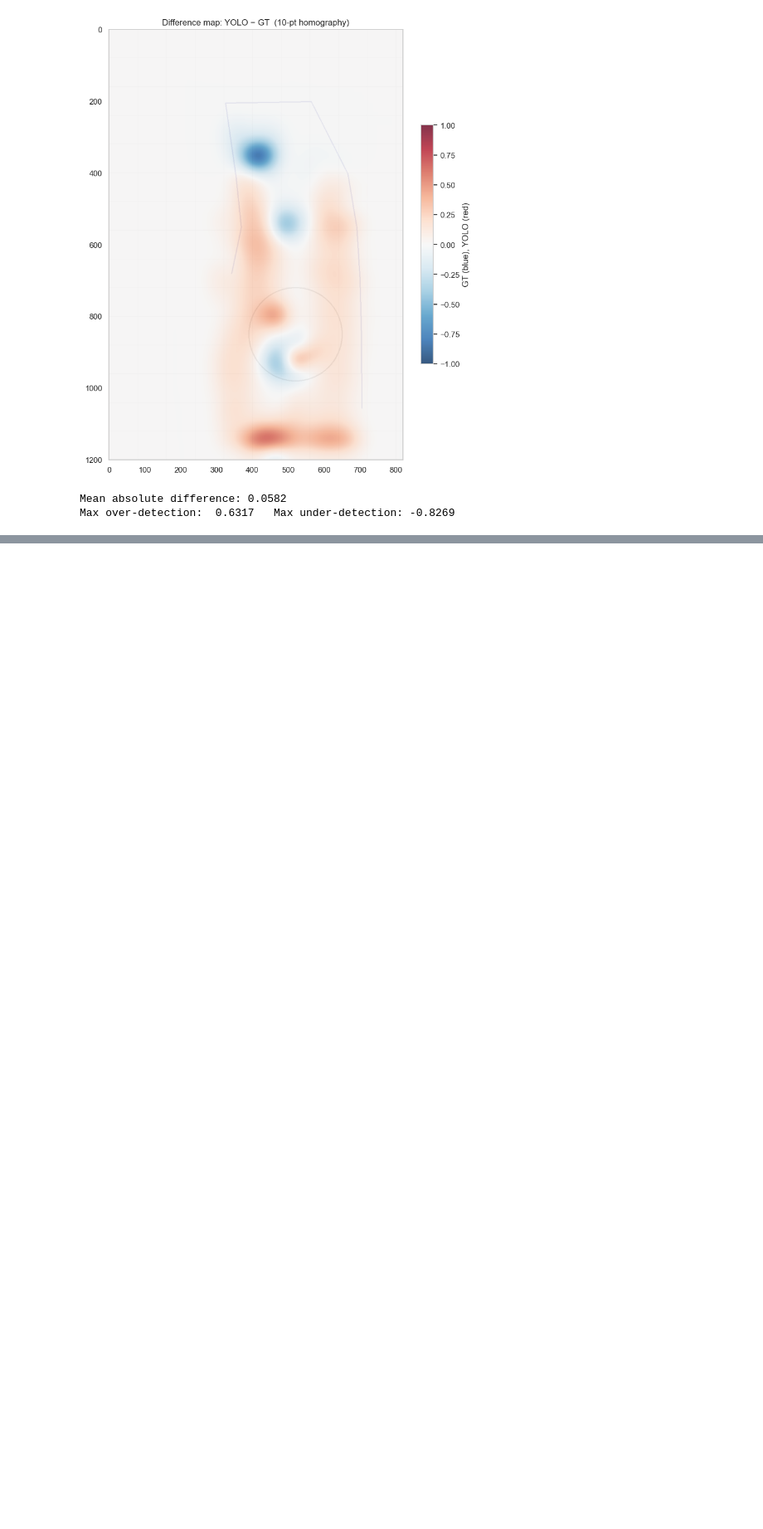
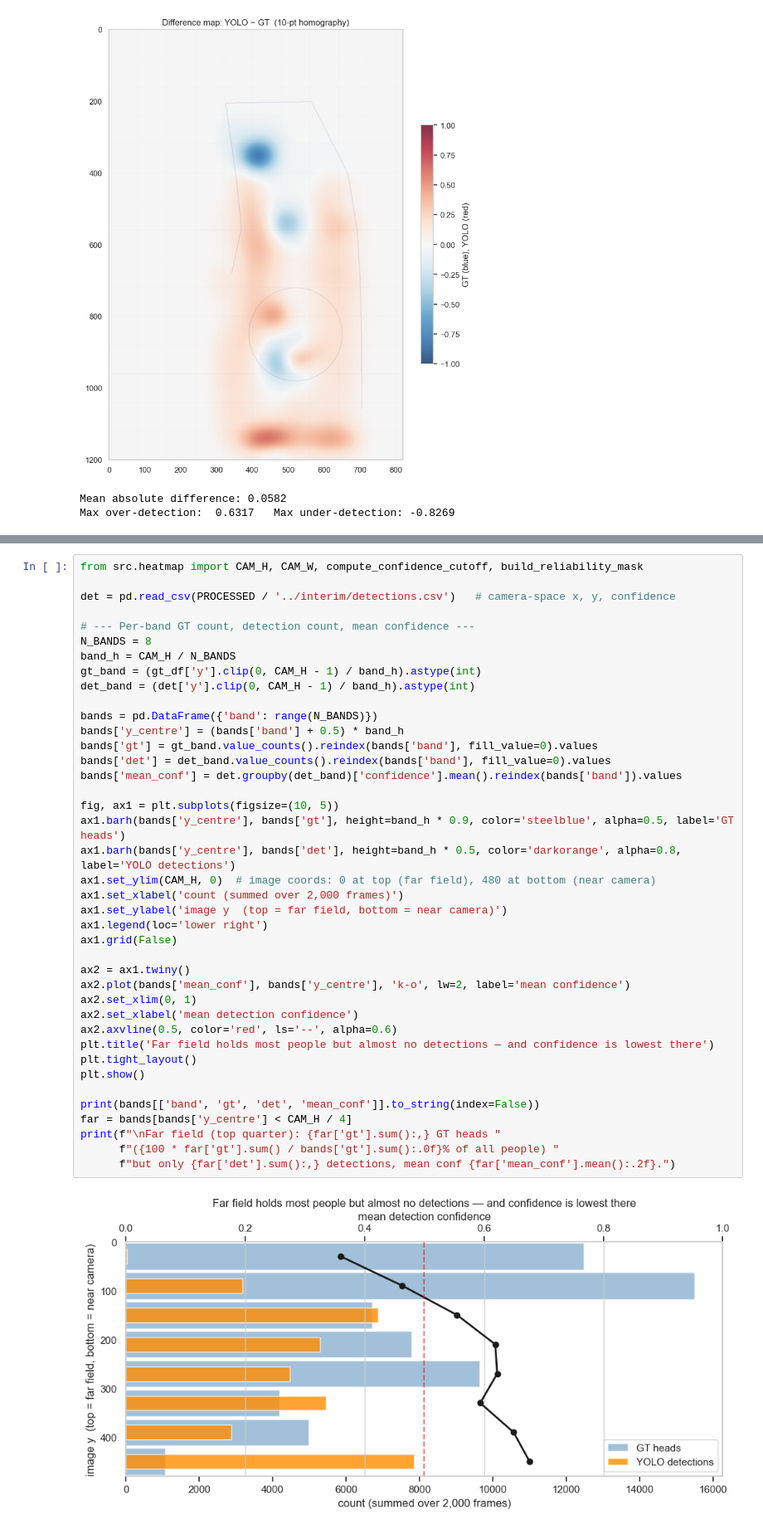
Before and after one commit to kcholyshere/Mall-heatmap, a Jupyter notebook: notebooks/06_ground_truth_validation.ipynb, the cells around one changed output, grey strips where cells are left out. Shown at 83% size. Cells and saved outputs as stored; diff of their text form; blank space fills up the shorter version.

```diff
--- a/notebooks/06_ground_truth_validation.ipynb
+++ b/notebooks/06_ground_truth_validation.ipynb
@@ -216,0 +228,42 @@ Max over-detection:  0.6317   Max under-detection: -0.8269
+# %%
+from src.heatmap import CAM_H, CAM_W, compute_confidence_cutoff, build_reliability_mask
+
+det = pd.read_csv(PROCESSED / '../interim/detections.csv')   # camera-space x, y, confidence
+
+# --- Per-band GT count, detection count, mean confidence ---
+N_BANDS = 8
+band_h = CAM_H / N_BANDS
+gt_band = (gt_df['y'].clip(0, CAM_H - 1) / band_h).astype(int)
+det_band = (det['y'].clip(0, CAM_H - 1) / band_h).astype(int)
+
+bands = pd.DataFrame({'band': range(N_BANDS)})
+bands['y_centre'] = (bands['band'] + 0.5) * band_h
+bands['gt'] = gt_band.value_counts().reindex(bands['band'], fill_value=0).values
+bands['det'] = det_band.value_counts().reindex(bands['band'], fill_value=0).values
+bands['mean_conf'] = det.groupby(det_band)['confidence'].mean().reindex(bands['band']).values
+
+fig, ax1 = plt.subplots(figsize=(10, 5))
+ax1.barh(bands['y_centre'], bands['gt'], height=band_h * 0.9, color='steelblue', alpha=0.5, label='GT heads')
+ax1.barh(bands['y_centre'], bands['det'], height=band_h * 0.5, color='darkorange', alpha=0.8, label='YOLO detections')
+ax1.set_ylim(CAM_H, 0)  # image coords: 0 at top (far field), 480 at bottom (near camera)
+ax1.set_xlabel('count (summed over 2,000 frames)')
+ax1.set_ylabel('image y  (top = far field, bottom = near camera)')
+ax1.legend(loc='lower right')
+ax1.grid(False)
+
+ax2 = ax1.twiny()
+ax2.plot(bands['mean_conf'], bands['y_centre'], 'k-o', lw=2, label='mean confidence')
+ax2.set_xlim(0, 1)
+ax2.set_xlabel('mean detection confidence')
+ax2.axvline(0.5, color='red', ls='--', alpha=0.6)
+plt.title('Far field holds most people but almost no detections — and confidence is lowest there')
+plt.tight_layout()
+plt.show()
+
+print(bands[['band', 'gt', 'det', 'mean_conf']].to_string(index=False))
+far = bands[bands['y_centre'] < CAM_H / 4]
+print(f"\nFar field (top quarter): {far['gt'].sum():,} GT heads "
+      f"({100 * far['gt'].sum() / bands['gt'].sum():.0f}% of all people) "
+      f"but only {far['det'].sum():,} detections, mean conf {far['mean_conf'].mean():.2f}.")
+# %% [output]
+[figure, added]
```
Also changed, not shown: parts of 3 cells of this notebook, 15 other files.
